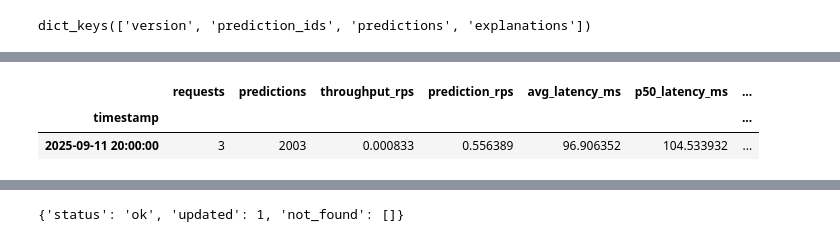
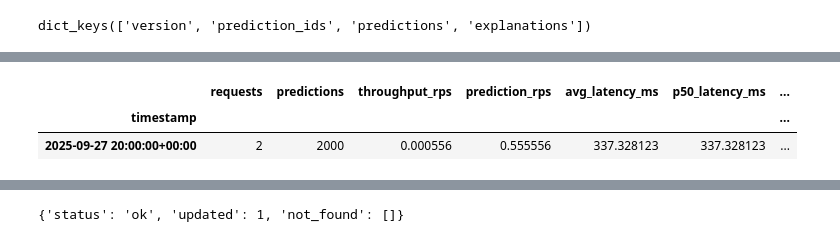
Before and after one commit to nikosga/mlserve.com-notebooks, a Jupyter notebook: notebooks/mlserve-demo-quick-start.ipynb, the cells around one changed output, grey strips where cells are left out. Saved outputs shown, nothing was run; the diff lists cells and outputs as text; code cells hidden in the pictures.

```diff
--- a/notebooks/mlserve-demo-quick-start.ipynb
+++ b/notebooks/mlserve-demo-quick-start.ipynb
@@ -173,8 +173,8 @@ Wall time: 158 ms
 # %%
-metrics = client.get_metrics("synth", "v1", as_dataframe=True)
+metrics = client.get_metrics("churn", "v1", as_dataframe=True)
 metrics
 # %% [output]
 |  | requests | predictions | throughput_rps | prediction_rps | avg_latency_ms | p50_latency_ms | ... |
 | timestamp |  |  |  |  |  |  | ... |
-| 2025-09-11 20:00:00 | 3 | 2003 | 0.000833 | 0.556389 | 96.906352 | 104.533932 | ... |
+| 2025-09-27 20:00:00+00:00 | 2 | 2000 | 0.000556 | 0.555556 | 337.328123 | 337.328123 | ... |
 # %%
```
Also changed, not shown: parts of 26 cells of this notebook, 1 other file.
